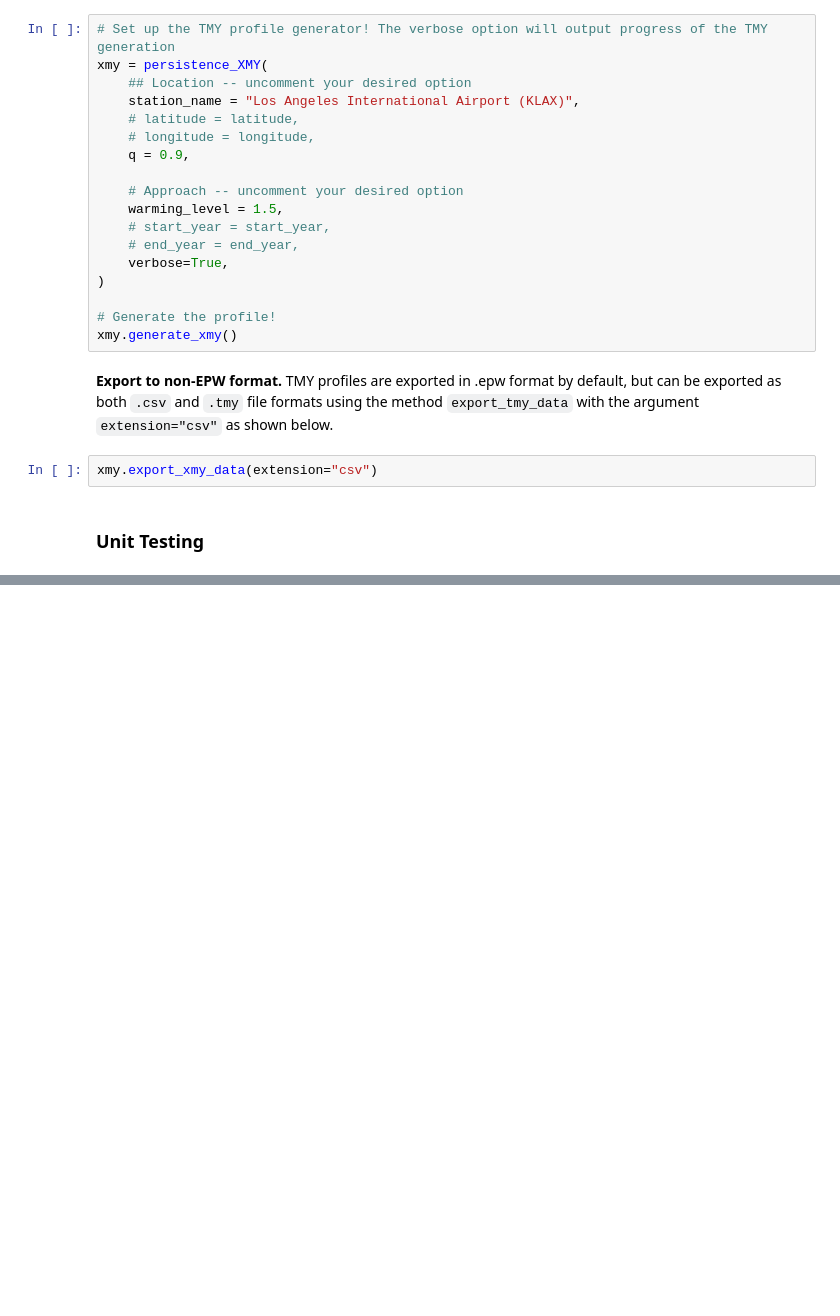
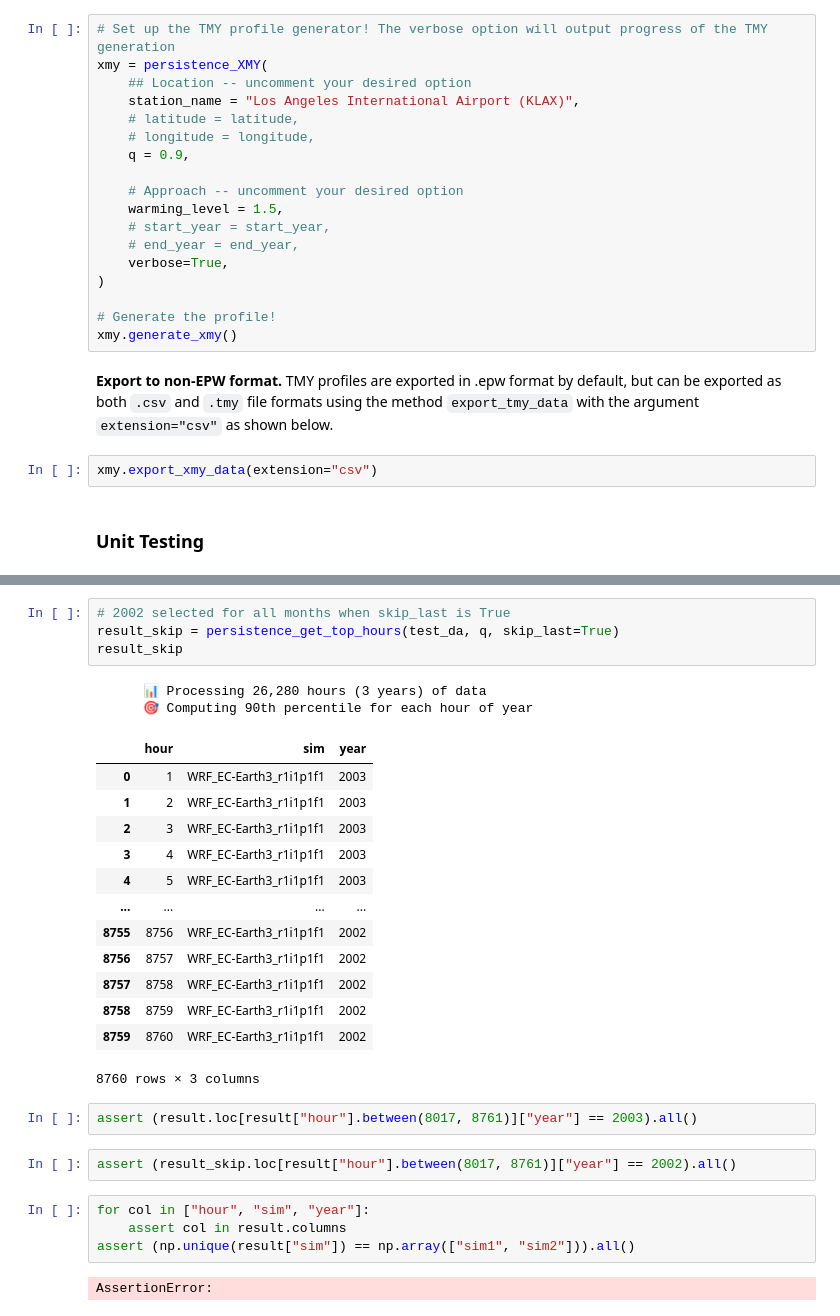
Before and after one commit to cal-adapt/climakitae, a Jupyter notebook: DEV_persistence_backend.ipynb, the cells around one changed output, grey strips where cells are left out. Saved outputs shown, nothing was run; the diff lists cells and outputs as text; blank space fills up the shorter version.

```diff
--- a/DEV_persistence_backend.ipynb
+++ b/DEV_persistence_backend.ipynb
@@ -162,0 +194,30 @@ sample_data = xr.DataArray(
+# %%
+# 2002 selected for all months when skip_last is True
+result_skip = persistence_get_top_hours(test_da, q, skip_last=True)
+result_skip
+# %% [output]
+      📊 Processing 26,280 hours (3 years) of data
+      🎯 Computing 90th percentile for each hour of year
+|  | hour | sim | year |
+| 0 | 1 | WRF_EC-Earth3_r1i1p1f1 | 2003 |
+| 1 | 2 | WRF_EC-Earth3_r1i1p1f1 | 2003 |
+| 2 | 3 | WRF_EC-Earth3_r1i1p1f1 | 2003 |
+| 3 | 4 | WRF_EC-Earth3_r1i1p1f1 | 2003 |
+| 4 | 5 | WRF_EC-Earth3_r1i1p1f1 | 2003 |
+| ... | ... | ... | ... |
+| 8755 | 8756 | WRF_EC-Earth3_r1i1p1f1 | 2002 |
+| 8756 | 8757 | WRF_EC-Earth3_r1i1p1f1 | 2002 |
+| 8757 | 8758 | WRF_EC-Earth3_r1i1p1f1 | 2002 |
+| 8758 | 8759 | WRF_EC-Earth3_r1i1p1f1 | 2002 |
+| 8759 | 8760 | WRF_EC-Earth3_r1i1p1f1 | 2002 |
+8760 rows × 3 columns
+# %%
+assert (result.loc[result["hour"].between(8017, 8761)]["year"] == 2003).all()
+# %%
+assert (result_skip.loc[result["hour"].between(8017, 8761)]["year"] == 2002).all()
+# %%
+for col in ["hour", "sim", "year"]:
+    assert col in result.columns
+assert (np.unique(result["sim"]) == np.array(["sim1", "sim2"])).all()
+# %% [output]
+AssertionError:
```
Also changed, not shown: parts of 14 cells of this notebook, 1 other file.
